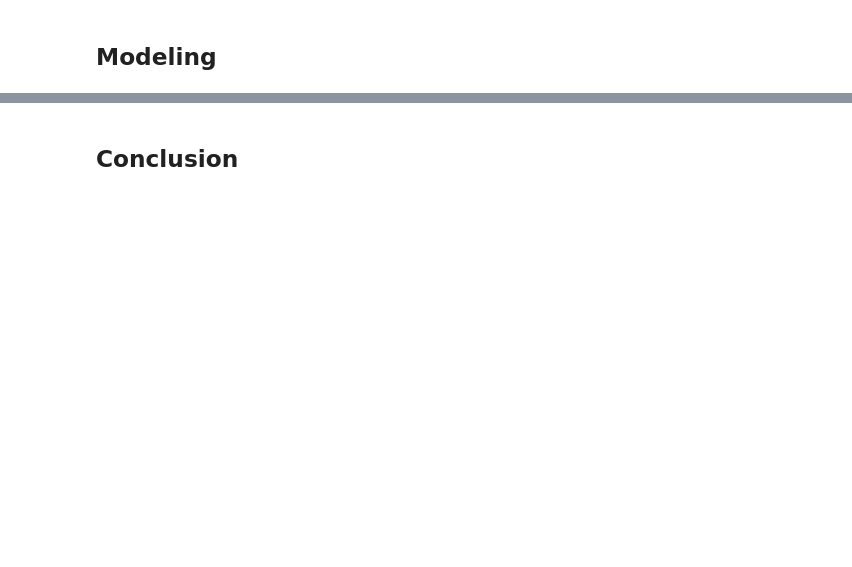
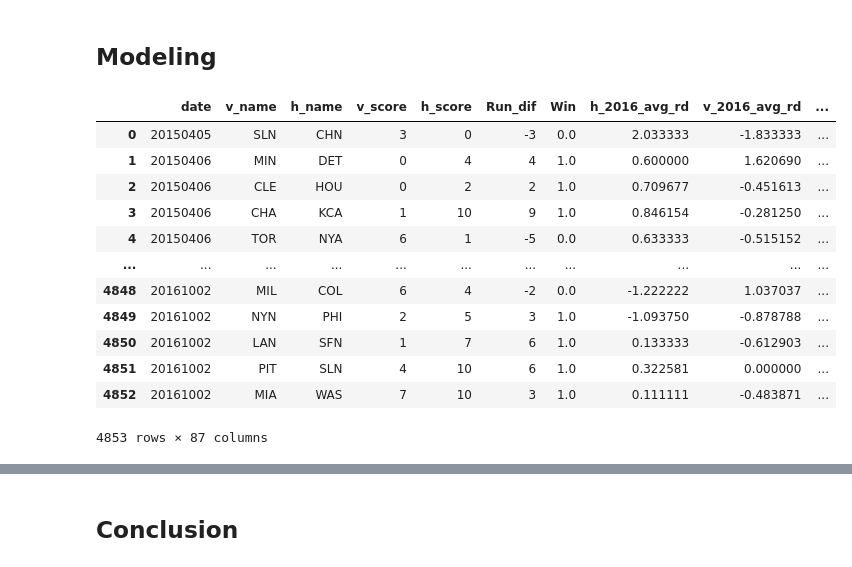
Before and after one commit to ChrisFiorentine/mod_5_project, a Jupyter notebook: Final_Notebook.ipynb, the cells around one changed output, grey strips where cells are left out. Cells and saved outputs as stored; diff of their text form; code cells hidden in the pictures; blank space fills up the shorter version.

```diff
--- a/Final_Notebook.ipynb
+++ b/Final_Notebook.ipynb
@@ -380,0 +397,18 @@ full_df = df_2016.merge(new_df)
+# %%
+full_df = pd.read_csv('full_df')
+# %%
+full_df
+# %% [output]
+|  | date | v_name | h_name | v_score | h_score | Run_dif | Win | h_2016_avg_rd | v_2016_avg_rd | ... |
+| 0 | 20150405 | SLN | CHN | 3 | 0 | -3 | 0.0 | 2.033333 | -1.833333 | ... |
+| 1 | 20150406 | MIN | DET | 0 | 4 | 4 | 1.0 | 0.600000 | 1.620690 | ... |
+| 2 | 20150406 | CLE | HOU | 0 | 2 | 2 | 1.0 | 0.709677 | -0.451613 | ... |
+| 3 | 20150406 | CHA | KCA | 1 | 10 | 9 | 1.0 | 0.846154 | -0.281250 | ... |
+| 4 | 20150406 | TOR | NYA | 6 | 1 | -5 | 0.0 | 0.633333 | -0.515152 | ... |
+| ... | ... | ... | ... | ... | ... | ... | ... | ... | ... | ... |
+| 4848 | 20161002 | MIL | COL | 6 | 4 | -2 | 0.0 | -1.222222 | 1.037037 | ... |
+| 4849 | 20161002 | NYN | PHI | 2 | 5 | 3 | 1.0 | -1.093750 | -0.878788 | ... |
+| 4850 | 20161002 | LAN | SFN | 1 | 7 | 6 | 1.0 | 0.133333 | -0.612903 | ... |
+| 4851 | 20161002 | PIT | SLN | 4 | 10 | 6 | 1.0 | 0.322581 | 0.000000 | ... |
+| 4852 | 20161002 | MIA | WAS | 7 | 10 | 3 | 1.0 | 0.111111 | -0.483871 | ... |
+4853 rows × 87 columns
```
Also changed, not shown: parts of 41 cells of this notebook.
